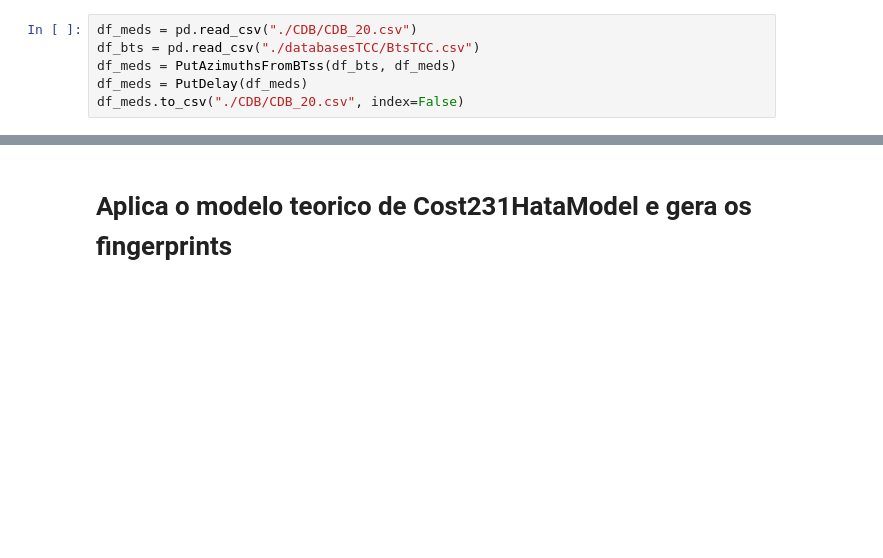
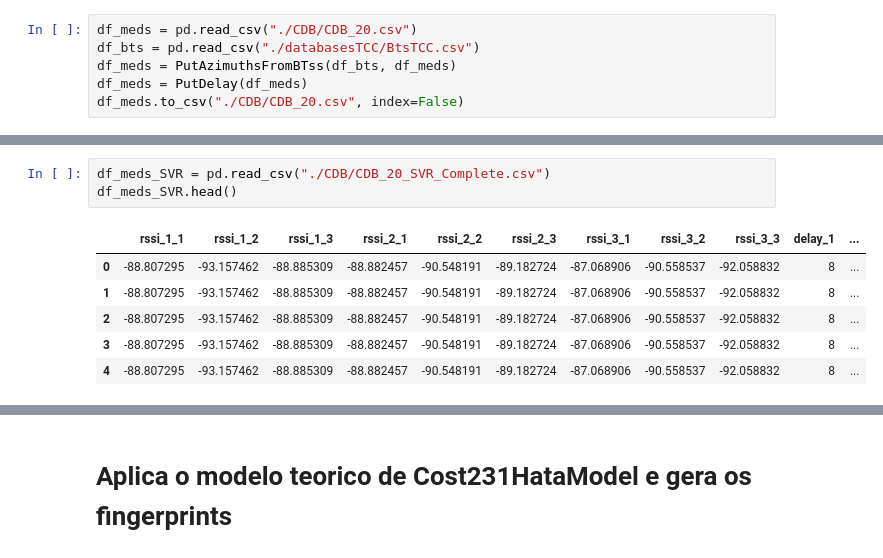
Before and after one commit to Douglast1997/TG-2020.1, a Jupyter notebook: FingerprintingTCC.ipynb, the cells around one changed output, grey strips where cells are left out. Cells and saved outputs as stored; diff of their text form; blank space fills up the shorter version.

```diff
--- a/FingerprintingTCC.ipynb
+++ b/FingerprintingTCC.ipynb
@@ -196,0 +240,10 @@ df_meds.to_csv("./CDB/CDB_20.csv", index=False)
+# %%
+df_meds_SVR = pd.read_csv("./CDB/CDB_20_SVR_Complete.csv")
+df_meds_SVR.head()
+# %% [output]
+|  | rssi_1_1 | rssi_1_2 | rssi_1_3 | rssi_2_1 | rssi_2_2 | rssi_2_3 | rssi_3_1 | rssi_3_2 | rssi_3_3 | delay_1 | ... |
+| 0 | -88.807295 | -93.157462 | -88.885309 | -88.882457 | -90.548191 | -89.182724 | -87.068906 | -90.558537 | -92.058832 | 8 | ... |
+| 1 | -88.807295 | -93.157462 | -88.885309 | -88.882457 | -90.548191 | -89.182724 | -87.068906 | -90.558537 | -92.058832 | 8 | ... |
+| 2 | -88.807295 | -93.157462 | -88.885309 | -88.882457 | -90.548191 | -89.182724 | -87.068906 | -90.558537 | -92.058832 | 8 | ... |
+| 3 | -88.807295 | -93.157462 | -88.885309 | -88.882457 | -90.548191 | -89.182724 | -87.068906 | -90.558537 | -92.058832 | 8 | ... |
+| 4 | -88.807295 | -93.157462 | -88.885309 | -88.882457 | -90.548191 | -89.182724 | -87.068906 | -90.558537 | -92.058832 | 8 | ... |
```
Also changed, not shown: parts of 9 cells of this notebook, 49 other files.
